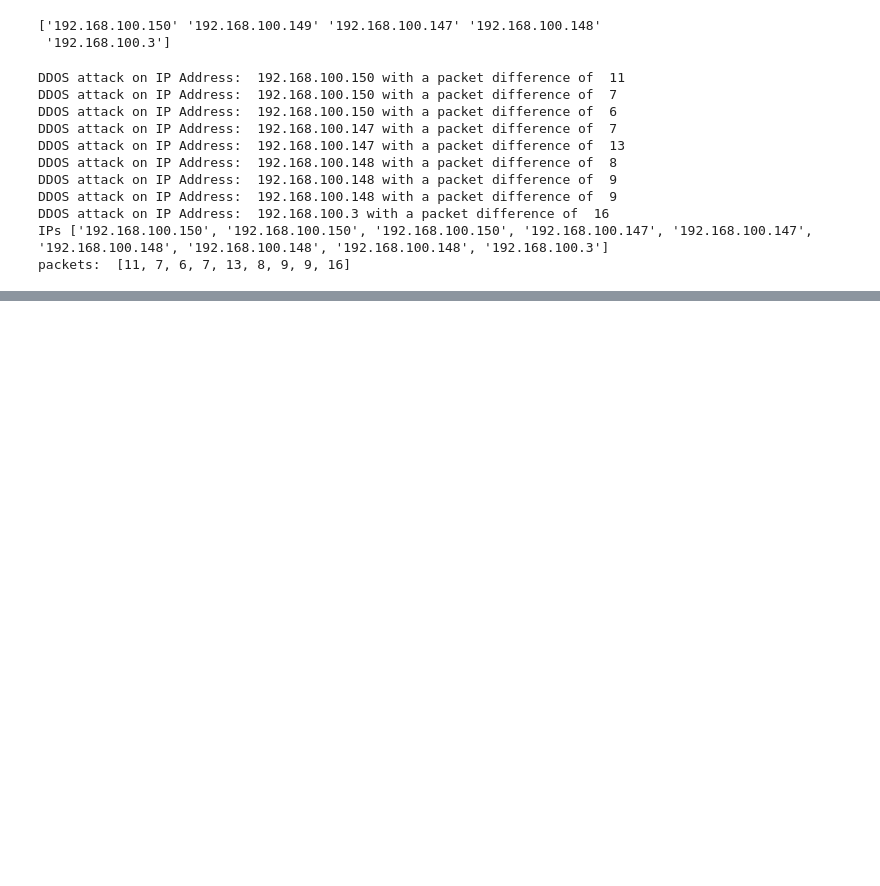
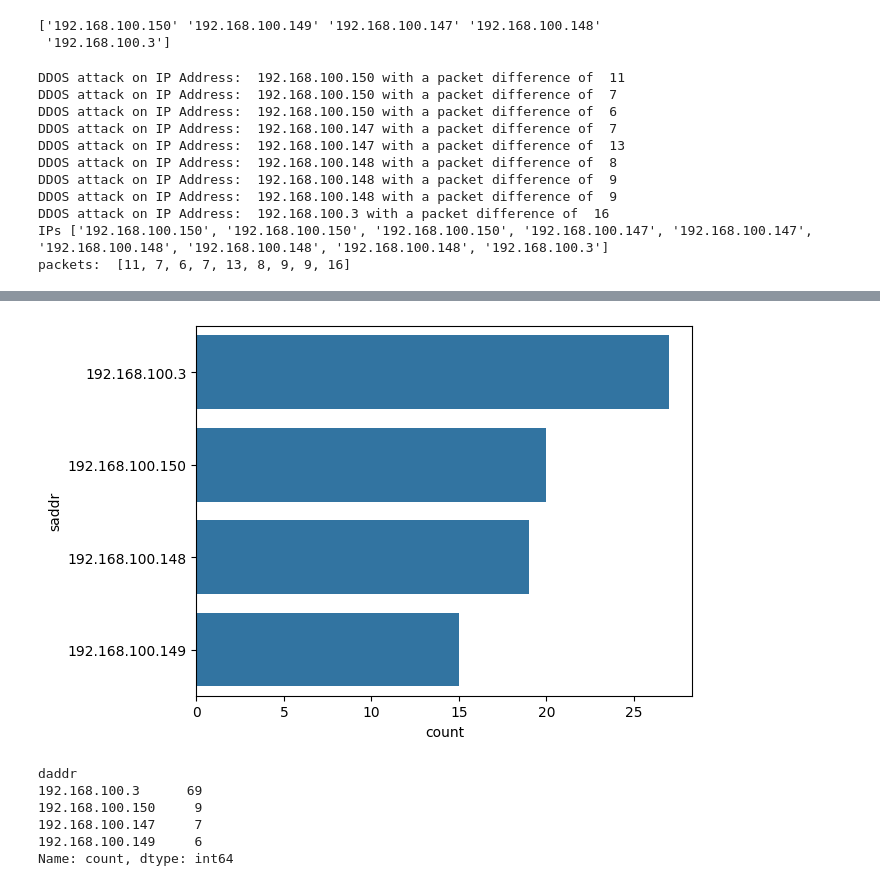
Before and after one commit to DDOS-Attacks-detection-in-IOT-using-ML/DDOS-Detection, a Jupyter notebook: cn_project_1.ipynb, the cells around one changed output, grey strips where cells are left out. Cells and saved outputs as stored; diff of their text form; code cells hidden in the pictures; blank space fills up the shorter version.

Commit message:
Implement Data Analysis

```diff
--- a/cn_project_1.ipynb
+++ b/cn_project_1.ipynb
@@ -95,0 +96,20 @@ plt.show()
+# %%
+df_attacked = dataframe[ (dataframe['category'] =='DDoS') ]
+# %%
+import seaborn as sb
+def gen_bar(column,num_observ,df_type):
+    base_color = sb.color_palette()[0]
+    bot_order = df_type[column].value_counts()[:num_observ].index
+    sb.countplot(data = df_type, y = column, color = base_color, order = bot_order)
+gen_bar('saddr',4,df_attacked)
+# %% [output]
+[figure, added]
+# %%
+dataframe.daddr.value_counts().iloc[:4]
+# %% [output]
+daddr
+192.168.100.3      69
+192.168.100.150     9
+192.168.100.147     7
+192.168.100.149     6
+Name: count, dtype: int64
```
Also changed, not shown: parts of 3 cells of this notebook.
